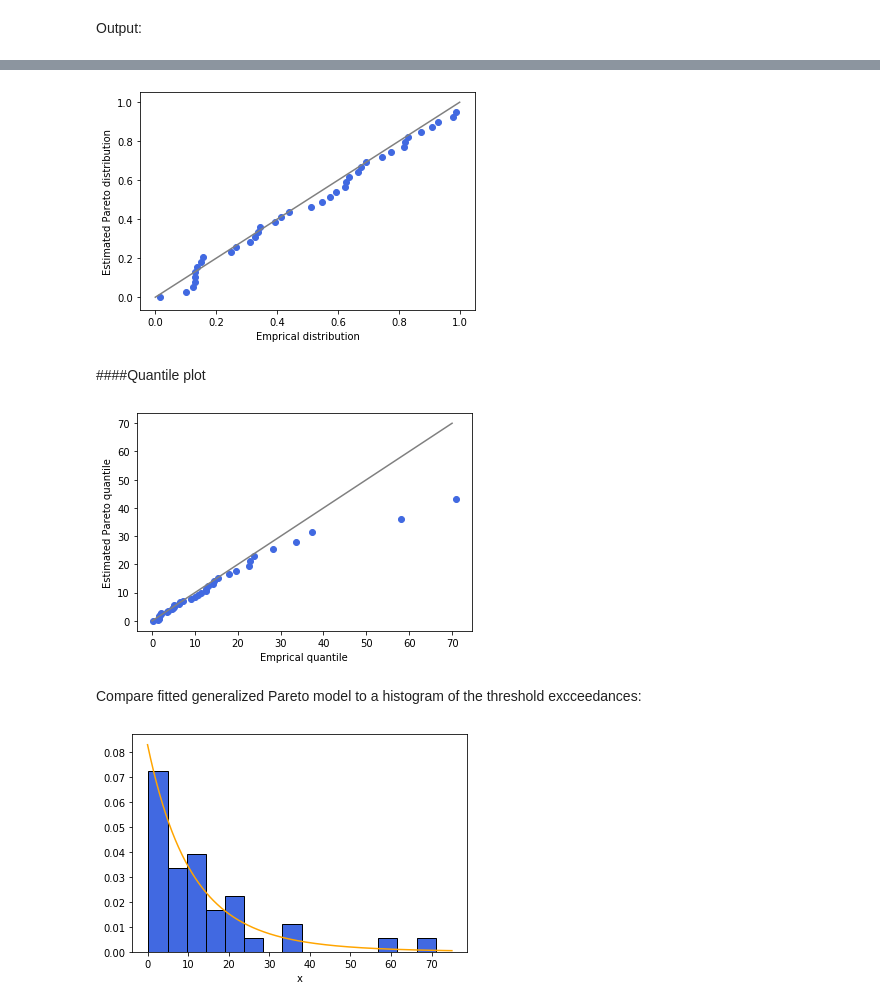
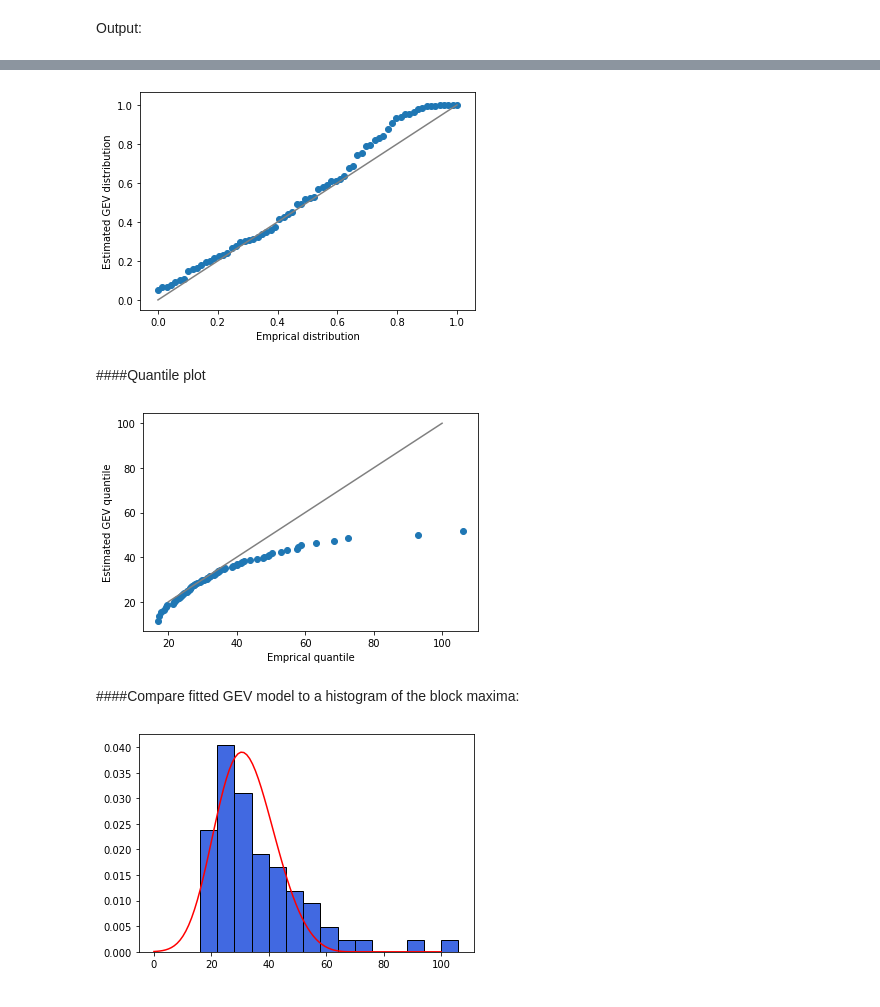
Before and after one commit to nathalieveronika/extreme_value_theory, a Jupyter notebook: 5Application.ipynb, the cells around one changed output, grey strips where cells are left out. Saved outputs shown, nothing was run; the diff lists cells and outputs as text; code cells hidden in the pictures.

```diff
--- a/5Application.ipynb
+++ b/5Application.ipynb
@@ -52,8 +48,11 @@ import matplotlib.pyplot as plt
 
 
 n = len(df)
-for i in range(n):
-  df["Year"][i] = int(str(original_df['Zeitstempel'][i])[:4])
+# for i in range(n):
+#   df.loc[i, "Year"] = int(str(original_df['Zeitstempel'][i])[:4])
+
+df['Year'] = original_df['Zeitstempel'].map(lambda x: int(str(x)[:4]))
 df.plot(kind='scatter',x='Year',y='mm',color="royalblue")
+#plt.axhline(y=30, color="orange", linestyle='-')
 plt.savefig(filepath+"rainfall_accumulations.png", bbox_inches = 'tight')
 # %% [output]
@@ -169,21 +348,22 @@ empirical distribution function together with generalized Pareto distribution fo
 import numpy as np
 import matplotlib.pyplot as plt
 from statsmodels.distributions.empirical_distribution import ECDF
-from scipy.stats import genpareto
+from scipy.stats import genextreme
 
 f = plt.figure()
 plt.xlabel("x")
 
-mle_xi = 0.12
-mle_sigma = 12.06
-u = 35
-ecdf = ECDF(np.asarray(mm)[np.asarray(mm)>u])
+block_mle_xi = 0.23
+block_mle_sigma = 9.70
+block_mle_mu = 28.16
 
-plt.plot(ecdf.x-u, ecdf.y,label="empirical distribution function",color="royalblue")
+ecdf = ECDF(np.asarray(blockmaxs))
 
-x = np.linspace(0,70,100000)
-plt.plot(x,genpareto.cdf(x, c=mle_xi,scale=mle_sigma),
-         label="estimated Pareto distribution",color="orange")
+plt.plot(ecdf.x, ecdf.y,label="empirical distribution function",color="royalblue")
+
+x = np.linspace(15,100,100000)
+plt.plot(x,genextreme.cdf(x, c=block_mle_xi,scale=block_mle_sigma,loc=block_mle_mu),
+         label="estimated GEV distribution",color="red")
 plt.legend()
-plt.savefig(filepath+"directcomparision_df_rain.png", bbox_inches = 'tight')
+plt.savefig(filepath+"directcomparision_block_df_rain.png", bbox_inches = 'tight')
 # %% [output]
@@ -191,52 +373,45 @@ plt.savefig(filepath+"directcomparision_df_rain.png", bbox_inches = 'tight')
 # %%
-empiricalcdf = []
-#for i in range(len(mm[mm>u])):
-for i in range(len(np.asarray(mm)[np.asarray(mm)>u])):
-  #empiricalcdf.append(i/(len(mm[mm>u])+1))
-  empiricalcdf.append(i/(len(np.asarray(mm)[np.asarray(mm)>u])+1))
+empiricalcdf_blocks = []
+for i in range(len(np.asarray(blockmaxs))):
+  empiricalcdf_blocks.append(i/(len(np.asarray(blockmaxs))+1))
 
 f = plt.figure()
 
-sort = (np.sort(np.asarray(mm)[np.asarray(mm)>u]))-u
+sort_blocks = (np.sort(np.asarray(blockmaxs)))
 plt.xlabel('Emprical distribution')
-plt.ylabel('Estimated Pareto distribution')
+plt.ylabel('Estimated GEV distribution')
 
-plt.scatter(genpareto.cdf(sort, c=mle_xi,scale=mle_sigma),empiricalcdf,color="royalblue")
+x = np.linspace(0,1,70)
+plt.scatter(x,genextreme.cdf(sort_blocks, c=block_mle_xi,scale=block_mle_sigma,loc=block_mle_mu))
 
-x = np.linspace(0,1,1000)
 plt.plot(x,x,color="grey")
-
-plt.savefig(filepath+"pp_plot_rain.png", bbox_inches = 'tight')
+plt.savefig(filepath+"pp_plot_block_rain.png", bbox_inches = 'tight')
 # %% [output]
-[figure, old version]
+[figure, new version]
 # %% [markdown]
 ####Quantile plot
 # %%
-plt.scatter(sort, genpareto.ppf(empiricalcdf, c=mle_xi,scale=mle_sigma),color="royalblue")
+plt.scatter(sort_blocks, genextreme.ppf(empiricalcdf_blocks, c=block_mle_xi,scale=block_mle_sigma,loc=block_mle_mu))
 
 plt.xlabel('Emprical quantile')
-plt.ylabel('Estimated Pareto quantile')
+plt.ylabel('Estimated GEV quantile')
 
-y = np.linspace(0,70,1000)
+y = np.linspace(20,100,70)
 plt.plot(y,y,color="grey")
-
-plt.savefig(filepath+"qq_plot_rain.png", bbox_inches = 'tight')
+plt.savefig(filepath+"qq_plot_block_rain.png", bbox_inches = 'tight')
 # %% [output]
-[figure, old version]
+[figure, new version]
 # %% [markdown]
-Compare fitted generalized Pareto model to a histogram of the threshold excceedances:
+####Compare fitted GEV model to a histogram of the block maxima:
 # %%
-exceedances = []
-for i in mm:
-  if i > u :
-    exceedances.append(i-u)
+from scipy.stats import genextreme
 
 f = plt.figure()
-plt.xlabel("x")
-x = np.linspace(0,75,1000)
-plt.hist(exceedances,bins=15, density="True",histtype='bar',ec="black",color="royalblue")
-plt.plot(x,genpareto.pdf(x,c=mle_xi,scale=mle_sigma),color="orange")
-plt.savefig(filepath+"histogram_rain.png", bbox_inches = 'tight')
+x = np.linspace(0,100,100)
+
+plt.hist(blockmaxs,bins=15, density="True",histtype='bar',ec="black",color="royalblue")
+plt.plot(x,genextreme.pdf(x,c=block_mle_xi,loc=block_mle_mu,scale=block_mle_sigma),color="red")
+plt.savefig(filepath+"histogram_block_rain.png", bbox_inches = 'tight')
 plt.show()
 # %% [output]
-[figure, old version]
+[figure, new version]
```
Also changed, not shown: parts of 54 cells of this notebook.
